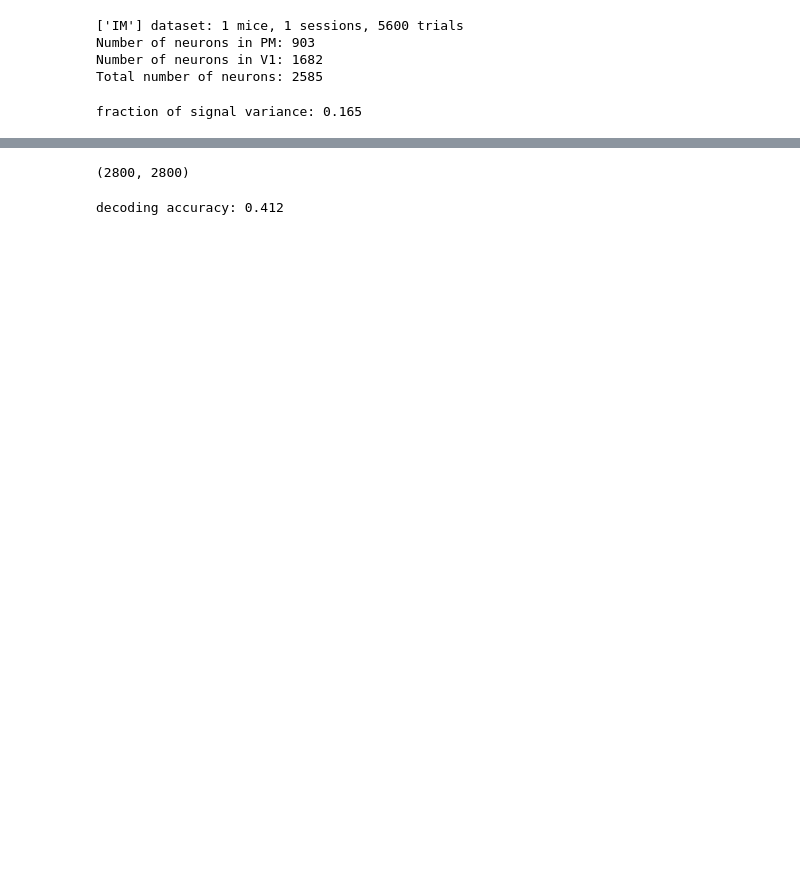
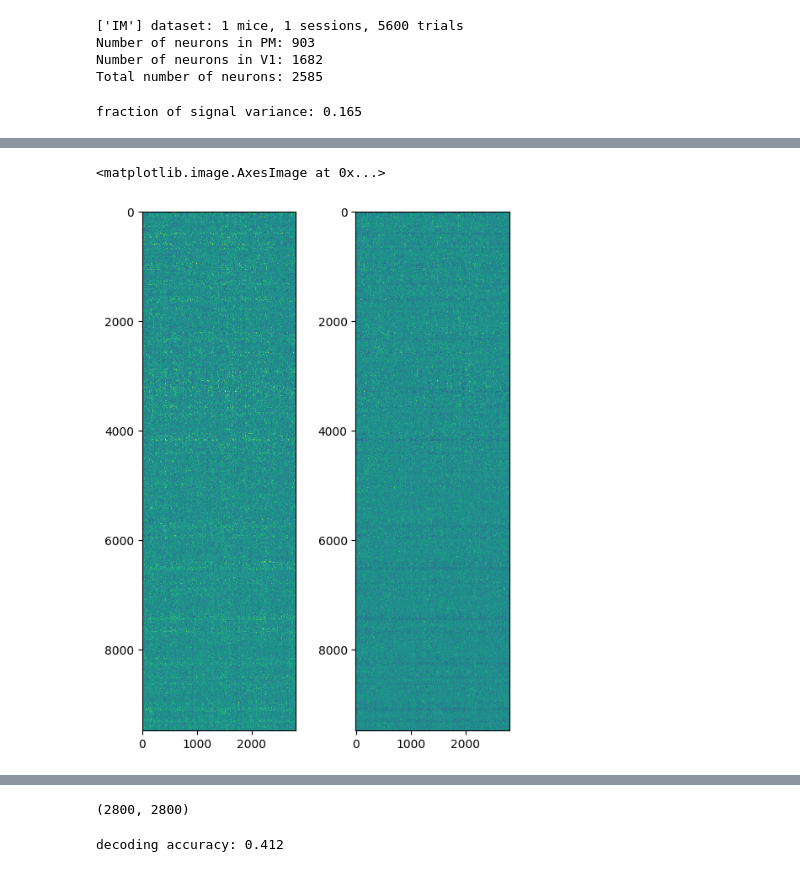
Before and after one commit to matthijsoudelohuis/molanalysis, a Jupyter notebook: cvPCA/powerlaws.ipynb, the cells around one changed output, grey strips where cells are left out. Drawn from its saved outputs; the diff is of its cells as text; code cells hidden in the pictures; blank space fills up the shorter version.

```diff
--- a/cvPCA/powerlaws.ipynb
+++ b/cvPCA/powerlaws.ipynb
@@ -110,0 +144,9 @@ fraction of signal variance: 0.165
+# %%
+fig,axes = plt.subplots(1,2,figsize=(6,8))
+ax = axes[0]
+ax.imshow(sresp[0].T,vmin=-1,vmax=1)
+ax = axes[1]
+ax.imshow(sresp[1].T,vmin=-1,vmax=1)
+# %% [output]
+<matplotlib.image.AxesImage at 0x...>
+[figure, added]
```
Also changed, not shown: parts of 12 cells of this notebook, 1 other file.
